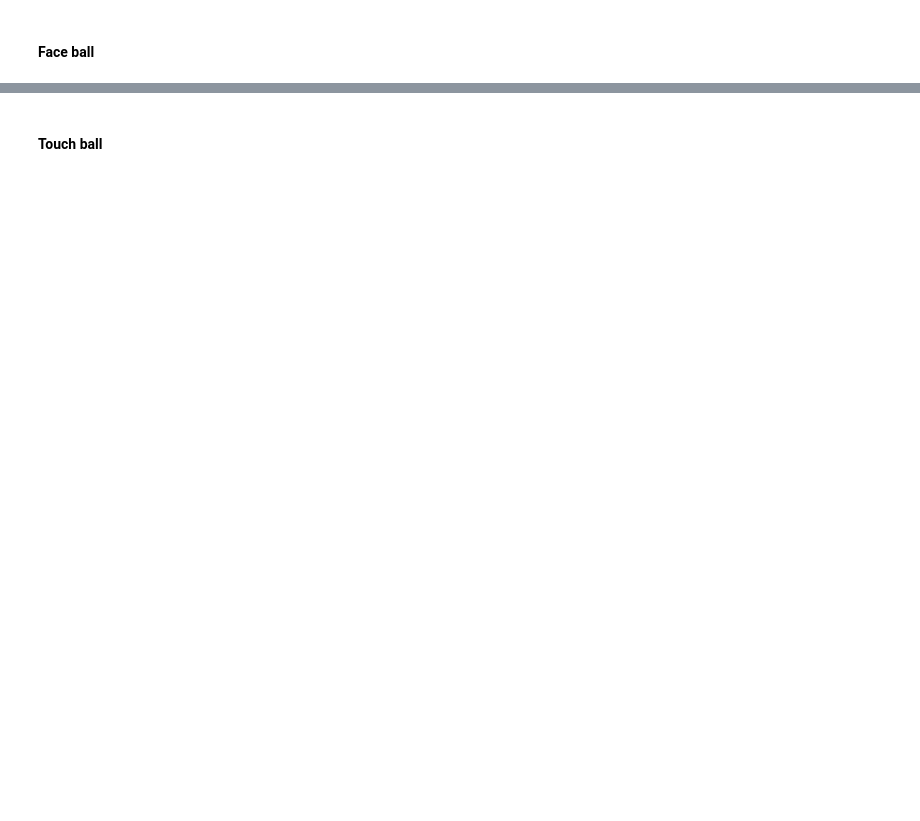
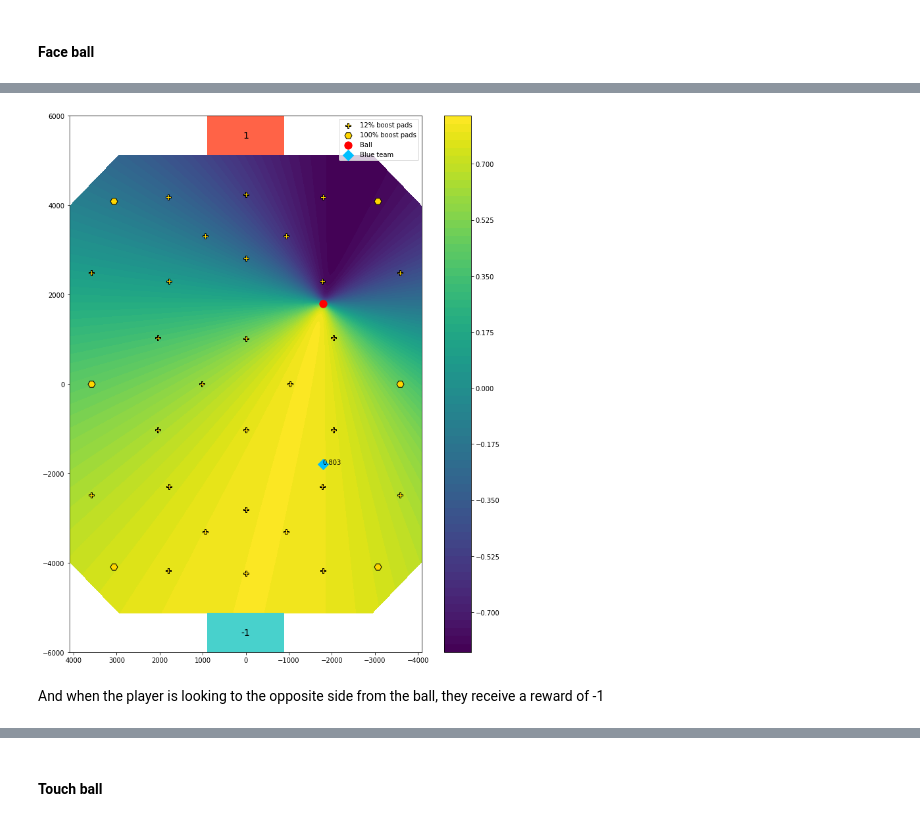
Before and after one commit to Enkhai/lucy-utils, a Jupyter notebook: examples/16_reward_shaping/analysis.ipynb, the cells around one changed output, grey strips where cells are left out. Saved outputs shown, nothing was run; the diff lists cells and outputs as text; code cells hidden in the pictures; blank space fills up the shorter version.

```diff
--- a/examples/16_reward_shaping/analysis.ipynb
+++ b/examples/16_reward_shaping/analysis.ipynb
@@ -646,0 +689,13 @@ plotting.arena_contour(vel2ball_zs,
+# %%
+blue0_forward_rot = np.array([[-0.2, 0.8, 0.1]])
+# %%
+faceball_zs = common.face_ball(arena_positions, ball_position, blue0_forward_rot)
+# %%
+plotting.arena_contour(faceball_zs,
+                       ball_position,
+                       player_positions=blue_face_position,
+                       )
+# %% [output]
+[figure, added]
+# %% [markdown]
+And when the player is looking to the opposite side from the ball, they receive a reward of -1
```
Also changed, not shown: parts of 45 cells of this notebook, 2 other files.
